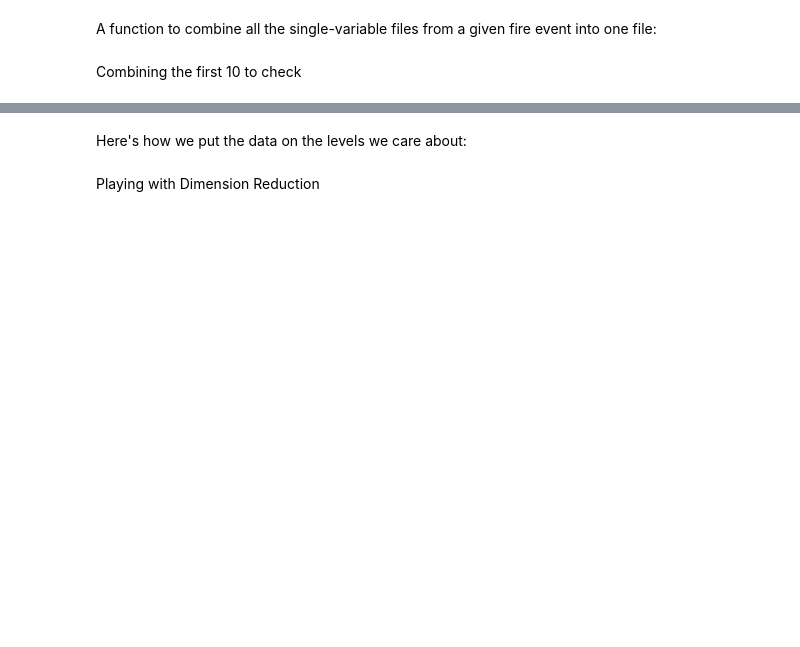
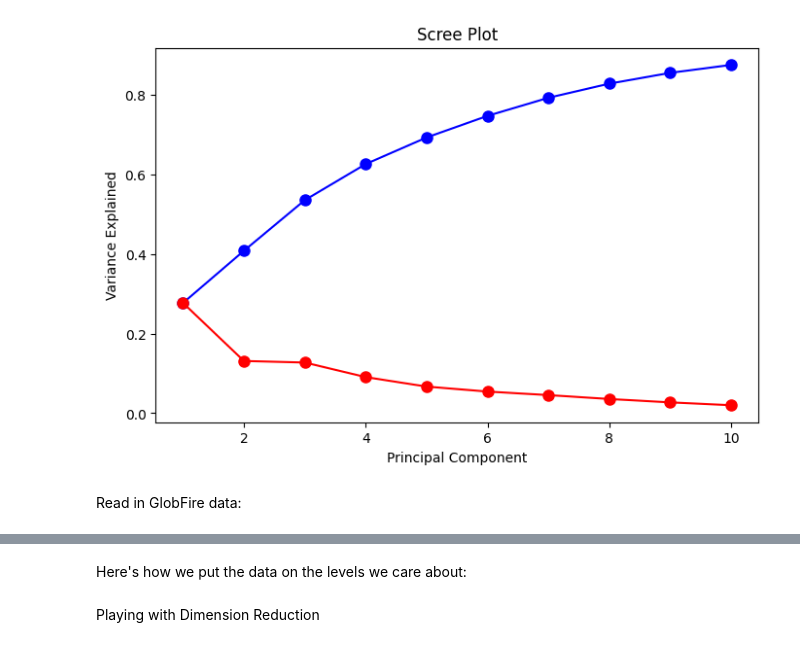
Before and after one commit to cloud-seeding/EDA, a Jupyter notebook: multivariate.ipynb, the cells around one changed output, grey strips where cells are left out. Cells and saved outputs as stored; diff of their text form; code cells hidden in the pictures; blank space fills up the shorter version.

```diff
--- a/multivariate.ipynb
+++ b/multivariate.ipynb
@@ -39,0 +23,12 @@ lambert_crs = ccrs.LambertConformal(
+# %%
+data = pd.read_csv('~/Desktop/columbia/capstone/fire-regimes/data/merged_data.csv')
+
+df_dedup = data.groupby(['time', 'x', 'y', 'level'], as_index=False).mean()
+df_pivoted = df_dedup.set_index(['time', 'y', 'x', 'level']).unstack('level')
+
+df_pivoted.columns = [f'{level}-{var}' for var, level in df_pivoted.columns]
+
+# Reset the index to bring 'time', 'y', 'x' back as columns
+df = df_pivoted.reset_index().drop(columns=['time','y','x'])
+X = df[~np.isnan(df).any(axis=1)]
+X = normalize(X,axis=0)
@@ -40 +45,18 @@ lambert_crs = ccrs.LambertConformal(
+# %%
+full_pca = decomposition.PCA(n_components=10)
+full_pca.fit(X)
+
+explained_variance = full_pca.explained_variance_ratio_
+
+plt.figure(figsize=(8, 5))
+plt.plot(np.arange(1, len(explained_variance) + 1), np.cumsum(explained_variance), 'o-', markersize=8, color='blue', label='Cumulative Explained Variance')
+plt.plot(np.arange(1, len(explained_variance) + 1), explained_variance, 'o-', markersize=8, color='red', label='Explained Variance')
+plt.title('Scree Plot')
+plt.xlabel('Principal Component')
+plt.ylabel('Variance Explained')
+plt.show()
+# %% [output]
+[figure, added]
+# %% [markdown]
+Read in GlobFire data:
 # %%
@@ -42,3 +64 @@ main = gpd.read_file('../data/full_globfire.shp')
 main = pd.concat([main,main.bounds], axis=1)
-# %% [markdown]
-A function to combine all the single-variable files from a given fire event into one file:
@@ -62,2 +64,0 @@ def vertical_stack(id):
-# %% [markdown]
-Combining the first 10 to check
```
Also changed, not shown: parts of 22 cells of this notebook.
